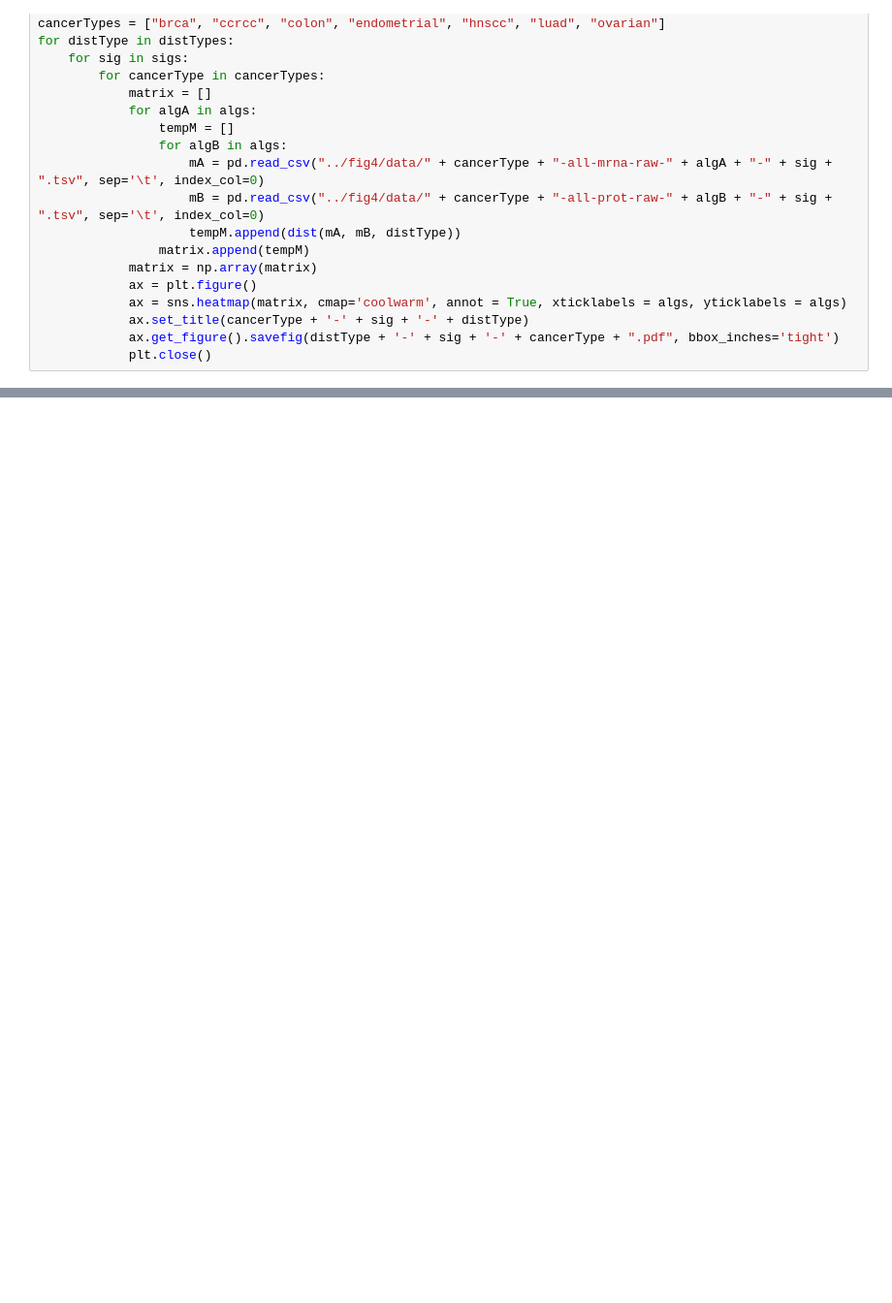
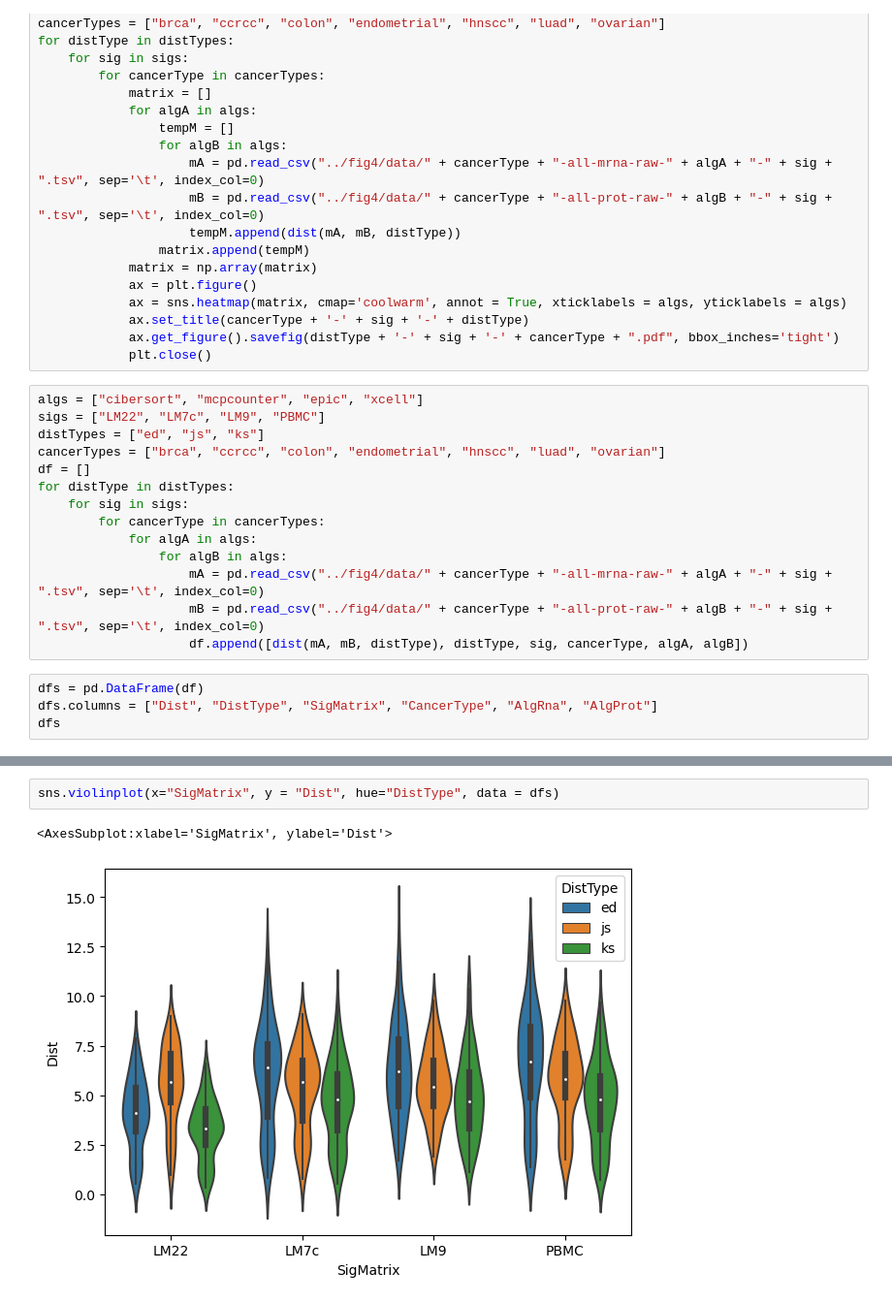
Before and after one commit to PNNL-CompBio/decomprolute, a Jupyter notebook: perfEval/comparison/dev.ipynb, the cells around one changed output, grey strips where cells are left out. Shown at 97% size. Cells and saved outputs as stored; diff of their text form; blank space fills up the shorter version.

```diff
--- a/perfEval/comparison/dev.ipynb
+++ b/perfEval/comparison/dev.ipynb
@@ -90,3 +90,21 @@ for distType in distTypes:
             ax.set_title(cancerType + '-' + sig + '-' + distType)
             ax.get_figure().savefig(distType + '-' + sig + '-' + cancerType + ".pdf", bbox_inches='tight')
             plt.close()
+# %%
+algs = ["cibersort", "mcpcounter", "epic", "xcell"]
+sigs = ["LM22", "LM7c", "LM9", "PBMC"]
+distTypes = ["ed", "js", "ks"]
+cancerTypes = ["brca", "ccrcc", "colon", "endometrial", "hnscc", "luad", "ovarian"]
+df = []
+for distType in distTypes:
+    for sig in sigs:
+        for cancerType in cancerTypes:
+            for algA in algs:
+                for algB in algs:
+                    mA = pd.read_csv("../fig4/data/" + cancerType + "-all-mrna-raw-" + algA + "-" + sig + ".tsv", sep='\t', index_col=0)
+                    mB = pd.read_csv("../fig4/data/" + cancerType + "-all-prot-raw-" + algB + "-" + sig + ".tsv", sep='\t', index_col=0)
+                    df.append([dist(mA, mB, distType), distType, sig, cancerType, algA, algB])
+# %%
+dfs = pd.DataFrame(df)
+dfs.columns = ["Dist", "DistType", "SigMatrix", "CancerType", "AlgRna", "AlgProt"]
+dfs
@@ -92,0 +125,5 @@ for distType in distTypes:
+# %%
+sns.violinplot(x="SigMatrix", y = "Dist", hue="DistType", data = dfs)
+# %% [output]
+<AxesSubplot:xlabel='SigMatrix', ylabel='Dist'>
+[figure, added]
```
Also changed, not shown: parts of 2 cells of this notebook, 1 other file.
